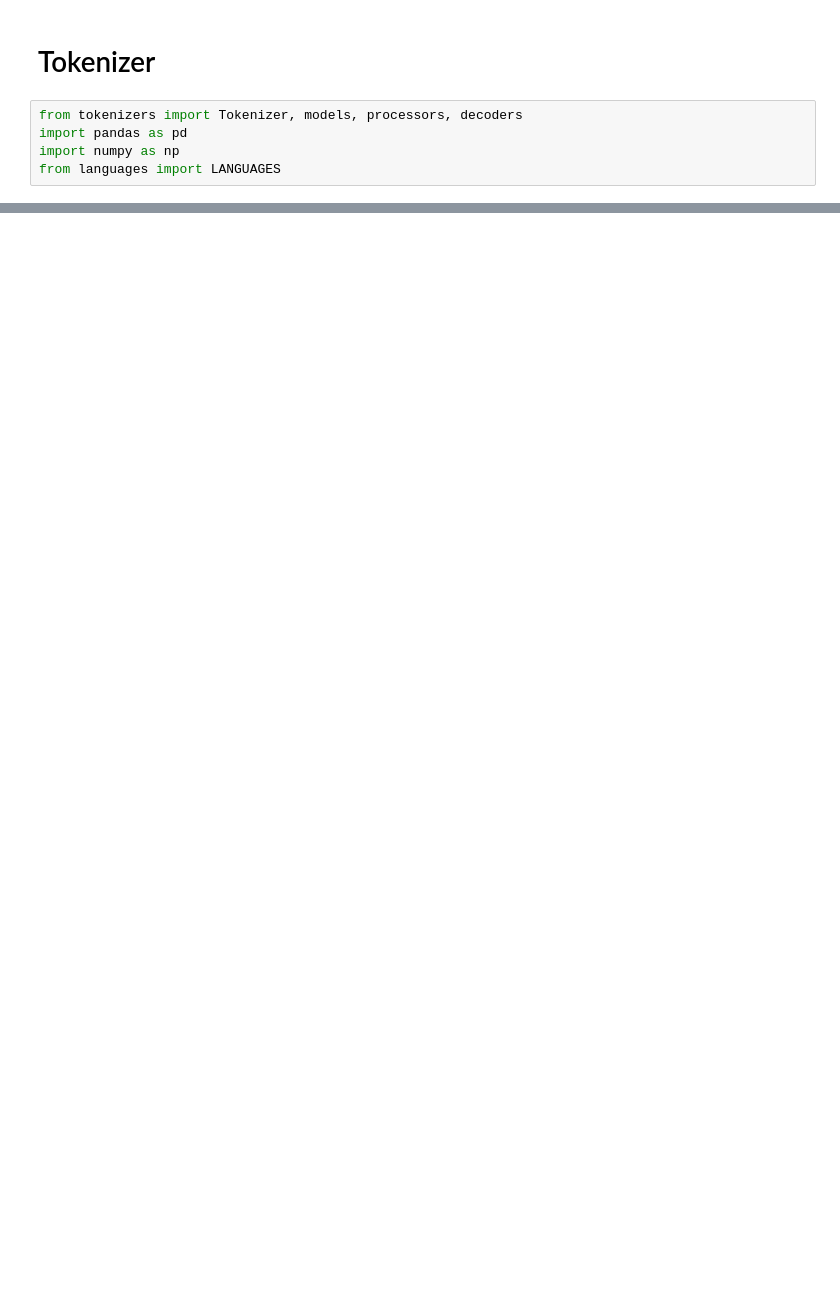
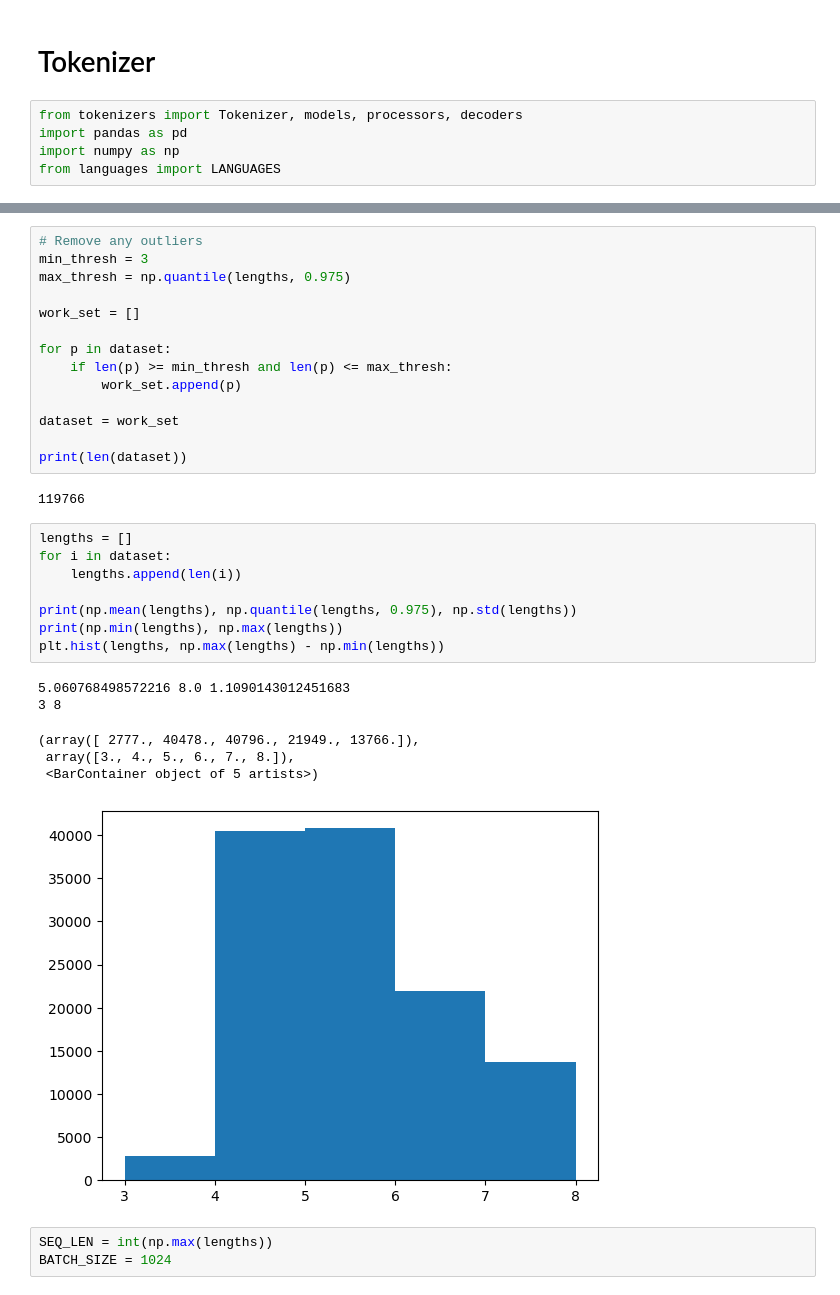
Before and after one commit to TheRealAnonymous008/ML-Playground, a Jupyter notebook: ChaosLang/language-eda.ipynb, the cells around one changed output, grey strips where cells are left out. Saved outputs shown, nothing was run; the diff lists cells and outputs as text; blank space fills up the shorter version.

```diff
--- a/ChaosLang/language-eda.ipynb
+++ b/ChaosLang/language-eda.ipynb
@@ -141,0 +180,34 @@ dataloader = DataLoader(phonetics_dataset, batch_size=BATCH_SIZE, shuffle=True)
+# %%
+# Remove any outliers
+min_thresh = 3
+max_thresh = np.quantile(lengths, 0.975)
+
+work_set = []
+
+for p in dataset:
+    if len(p) >= min_thresh and len(p) <= max_thresh:
+        work_set.append(p)
+
+dataset = work_set
+
+print(len(dataset))
+# %% [output]
+119766
+# %%
+lengths = []
+for i in dataset:
+    lengths.append(len(i))
+
+print(np.mean(lengths), np.quantile(lengths, 0.975), np.std(lengths))
+print(np.min(lengths), np.max(lengths))
+plt.hist(lengths, np.max(lengths) - np.min(lengths))
+# %% [output]
+5.060768498572216 8.0 1.1090143012451683
+3 8
+(array([ 2777., 40478., 40796., 21949., 13766.]),
+ array([3., 4., 5., 6., 7., 8.]),
+ <BarContainer object of 5 artists>)
+[figure, added]
+# %%
+SEQ_LEN = int(np.max(lengths))
+BATCH_SIZE = 1024
```
Also changed, not shown: parts of 21 cells of this notebook, 9 other files.
